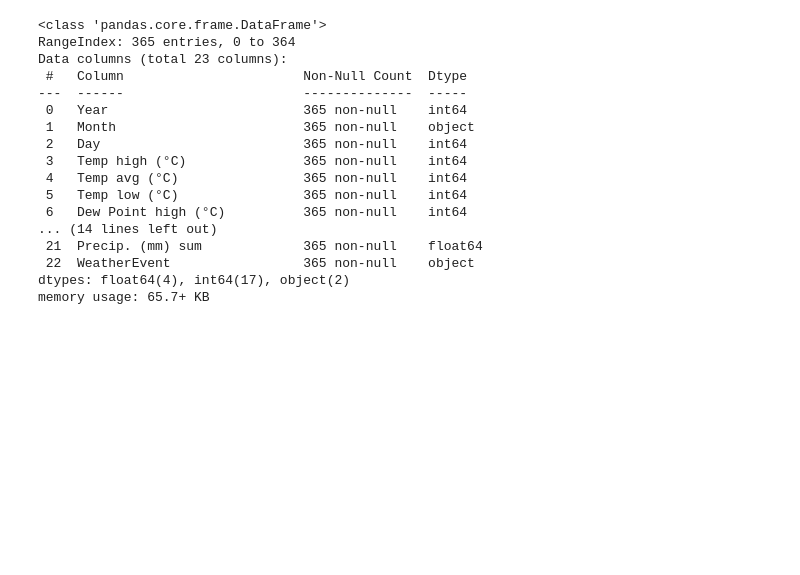
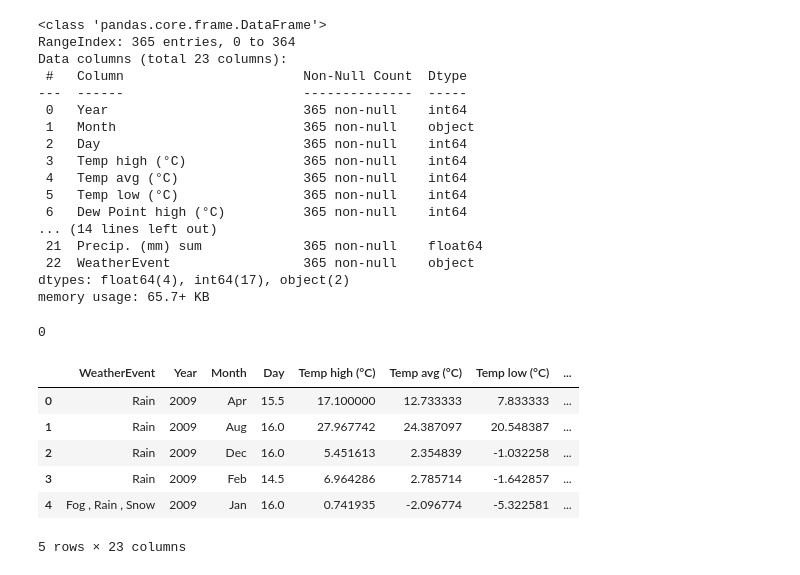
Before and after one commit to abrahamshimelis/walmart-sales-prediction, a Jupyter notebook: notebooks/walmart-sales-prediction.ipynb, the cells around one changed output. Cells and saved outputs as stored; diff of their text form; code cells hidden in the pictures; blank space fills up the shorter version.

```diff
--- a/notebooks/walmart-sales-prediction.ipynb
+++ b/notebooks/walmart-sales-prediction.ipynb
@@ -524,3 +543,30 @@ Data columns (total 23 columns):
  22  WeatherEvent                 365 non-null    object
 dtypes: float64(4), int64(17), object(2)
 memory usage: 65.7+ KB
+# %%
+print(weather_df.duplicated().sum())
+# %% [output]
+0
+# %%
+weather_df['Year'] = weather_df['Year'].astype(str)
+
+weather_df['Year-Month'] = weather_df['Year'] + '-' + weather_df['Month']
+categorical_columns = ['WeatherEvent', 'Year', 'Month']
+weather_cat_df = weather_df.groupby('Year-Month')[categorical_columns].agg(lambda x: pd.Series.mode(x)[0])
+weather_num_df = weather_df.drop(columns=categorical_columns).groupby('Year-Month').mean()
+weather_monthly_df = pd.concat([weather_cat_df, weather_num_df], axis=1)
+
+weather_monthly_df.reset_index(inplace=True)
+
+weather_monthly_df.drop(columns='Year-Month', inplace=True)
+weather_monthly_df['Year'] = weather_monthly_df['Year'].astype(int)
+# %%
+weather_monthly_df.head()
+# %% [output]
+|  | WeatherEvent | Year | Month | Day | Temp high (°C) | Temp avg (°C) | Temp low (°C) | ... |
+| 0 | Rain | 2009 | Apr | 15.5 | 17.100000 | 12.733333 | 7.833333 | ... |
+| 1 | Rain | 2009 | Aug | 16.0 | 27.967742 | 24.387097 | 20.548387 | ... |
+| 2 | Rain | 2009 | Dec | 16.0 | 5.451613 | 2.354839 | -1.032258 | ... |
+| 3 | Rain | 2009 | Feb | 14.5 | 6.964286 | 2.785714 | -1.642857 | ... |
+| 4 | Fog , Rain , Snow | 2009 | Jan | 16.0 | 0.741935 | -2.096774 | -5.322581 | ... |
+5 rows × 23 columns
```
Also changed, not shown: parts of 22 cells of this notebook, 1 other file.
